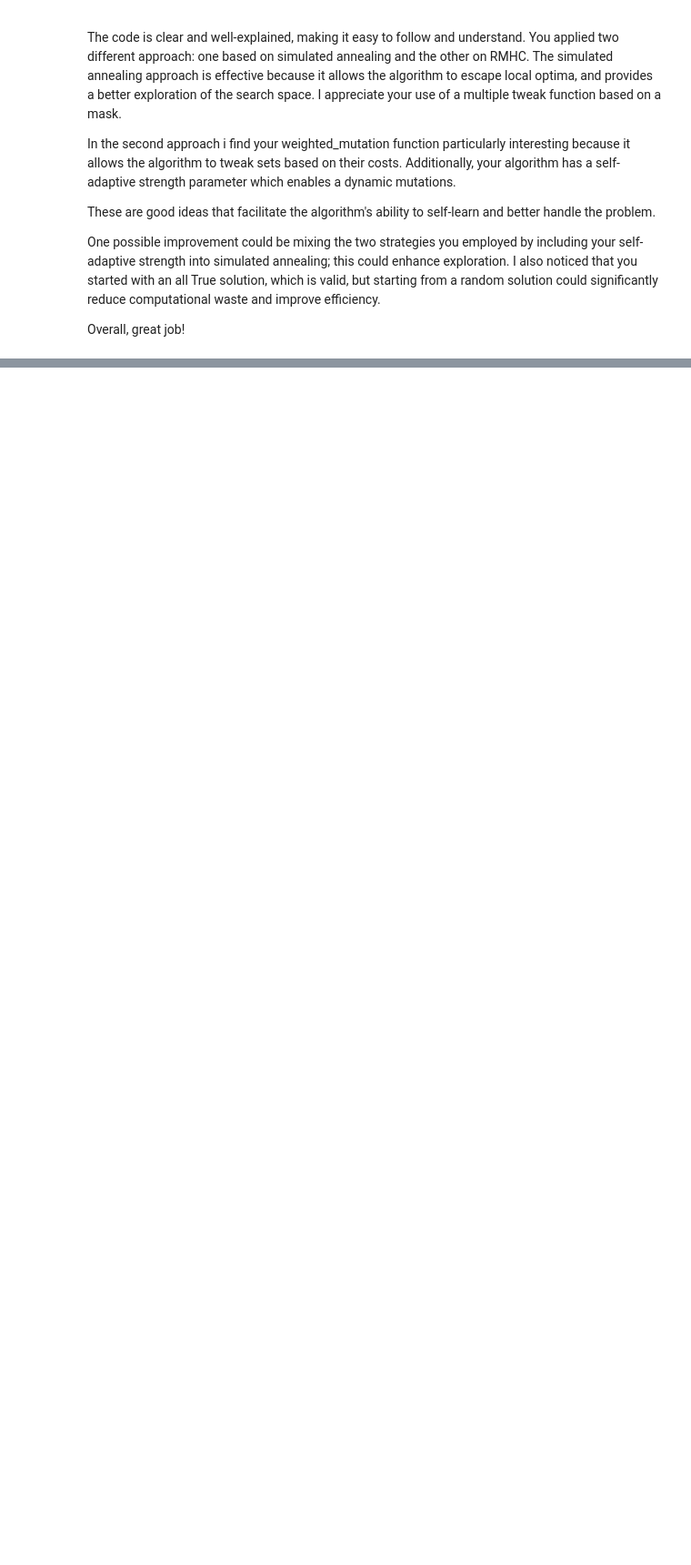
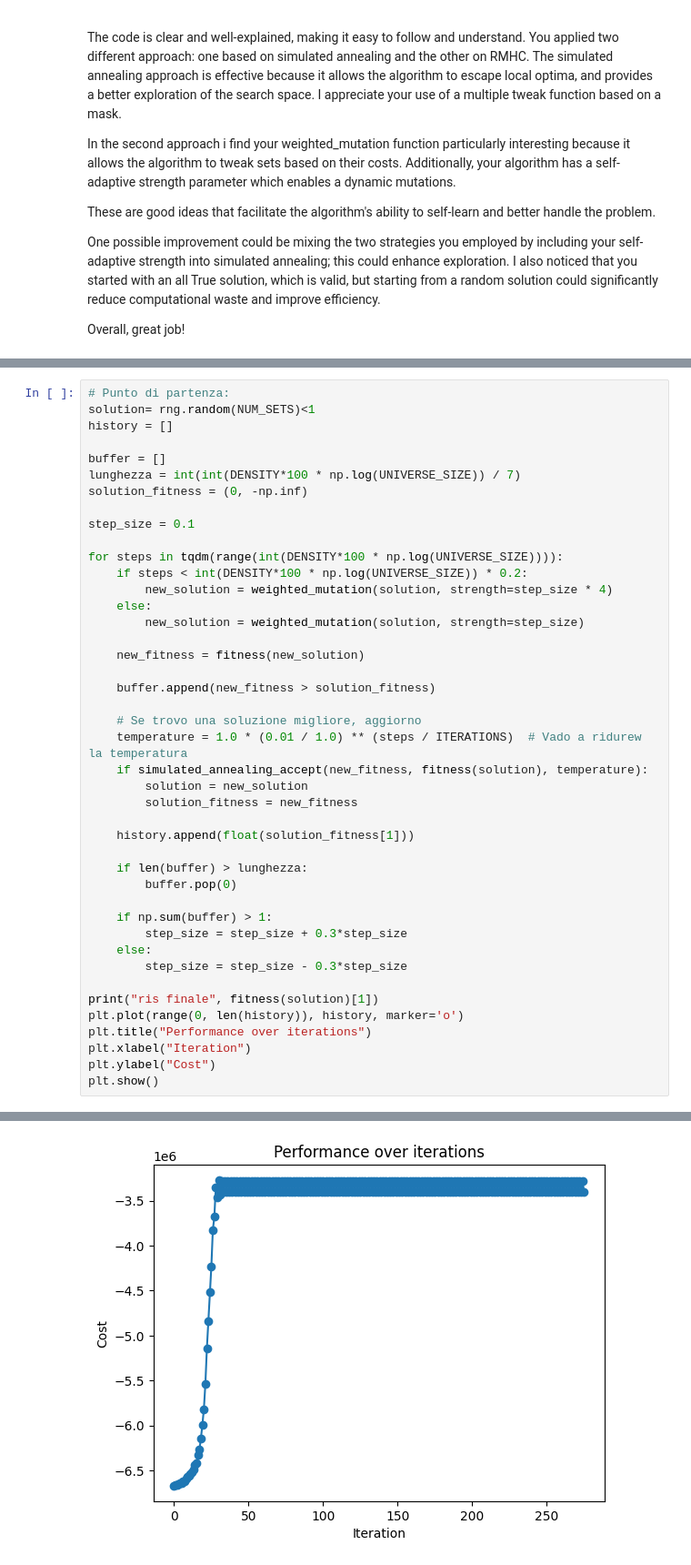
Before and after one commit to Andrea-1704/CI2024_lab1, a Jupyter notebook: set_cover_problem.ipynb, the cells around one changed output, grey strips where cells are left out. Shown: that part at 91% size. Drawn from its saved outputs; the diff is of its cells as text; blank space fills up the shorter version.

```diff
--- a/set_cover_problem.ipynb
+++ b/set_cover_problem.ipynb
@@ -279,0 +187,44 @@ NameError: name 'neighbor_function' is not defined
+# %%
+# Punto di partenza:
+solution= rng.random(NUM_SETS)<1
+history = []
+
+buffer = []
+lunghezza = int(int(DENSITY*100 * np.log(UNIVERSE_SIZE)) / 7)
+solution_fitness = (0, -np.inf)
+
+step_size = 0.1
+
+for steps in tqdm(range(int(DENSITY*100 * np.log(UNIVERSE_SIZE)))):
+    if steps < int(DENSITY*100 * np.log(UNIVERSE_SIZE)) * 0.2:
+        new_solution = weighted_mutation(solution, strength=step_size * 4)
+    else:
+        new_solution = weighted_mutation(solution, strength=step_size)
+
+    new_fitness = fitness(new_solution)
+
+    buffer.append(new_fitness > solution_fitness)
+
+    # Se trovo una soluzione migliore, aggiorno
+    temperature = 1.0 * (0.01 / 1.0) ** (steps / ITERATIONS)  # Vado a ridurew la temperatura
+    if simulated_annealing_accept(new_fitness, fitness(solution), temperature):
+        solution = new_solution
+        solution_fitness = new_fitness
+
+    history.append(float(solution_fitness[1]))
+
+    if len(buffer) > lunghezza:
+        buffer.pop(0)
+
+    if np.sum(buffer) > 1:
+        step_size = step_size + 0.3*step_size
+    else:
+        step_size = step_size - 0.3*step_size
+
+print("ris finale", fitness(solution)[1])
+plt.plot(range(0, len(history)), history, marker='o')
+plt.title("Performance over iterations")
+plt.xlabel("Iteration")
+plt.ylabel("Cost")
+plt.show()
+# %% [output]
@@ -279,0 +232 @@ NameError: name 'neighbor_function' is not defined
+[figure, added]
```
Also changed, not shown: parts of 4 cells of this notebook, 1 other file.
